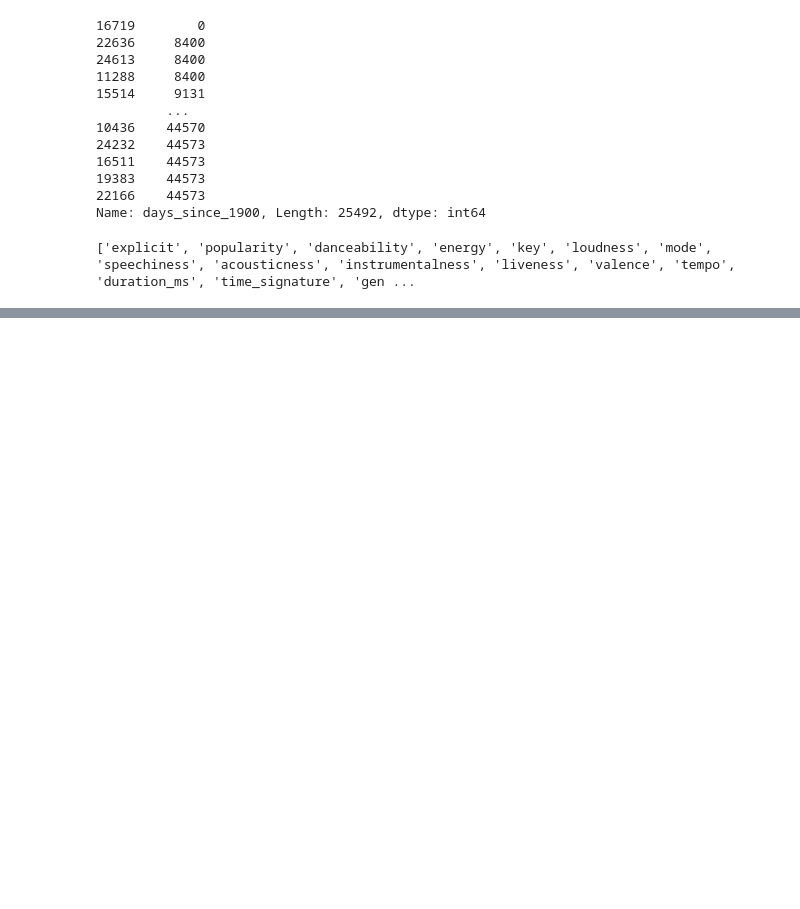
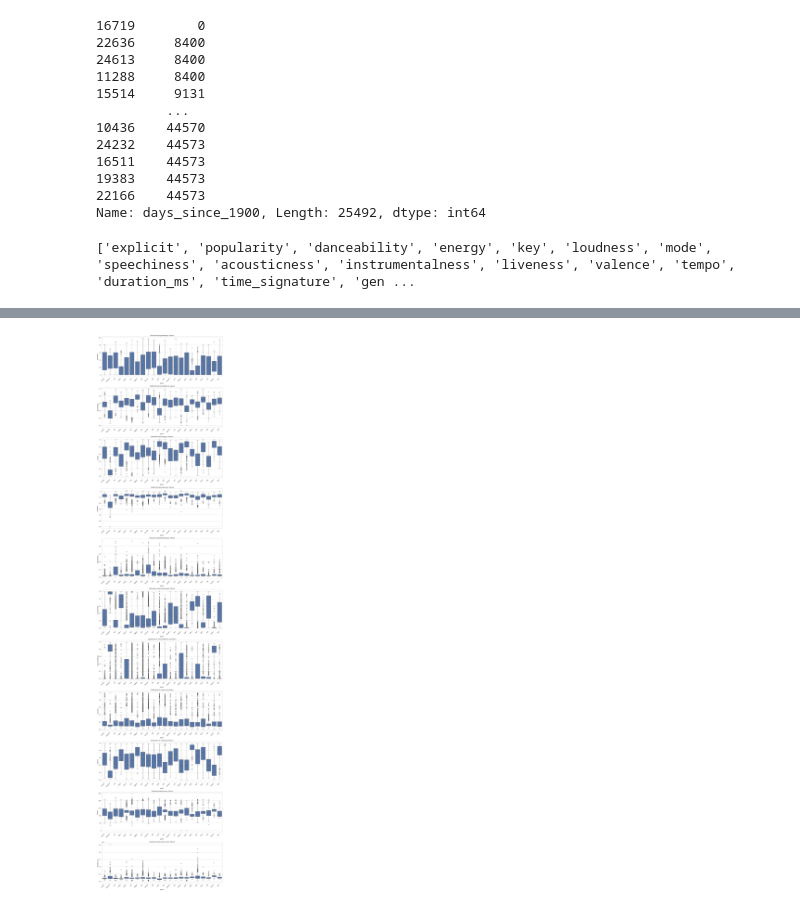
Before and after one commit to jmalfaro2019/Projet-AARES-20260202, a Jupyter notebook: part_1/notebooks/01_analysis.ipynb, the cells around one changed output, grey strips where cells are left out. Drawn from its saved outputs; the diff is of its cells as text; code cells hidden in the pictures; blank space fills up the shorter version.

Commit message:
+boxplot_analysis

```diff
--- a/part_1/notebooks/01_analysis.ipynb
+++ b/part_1/notebooks/01_analysis.ipynb
@@ -203,0 +203,23 @@ plt.show()
+# %%
+import seaborn as sns
+import matplotlib.pyplot as plt
+
+
+# Excluye manualmente las columnas booleanas si las conoces
+discrete_columns = ['explicit', 'mode', 'time_signature','key']  # Reemplaza con tus columnas booleanas
+numeric_columns = df_train.select_dtypes(include=['int64', 'float64']).columns
+numeric_columns = [col for col in numeric_columns if col not in discrete_columns]
+
+
+plt.figure(figsize=(15, 100))
+
+for i, col in enumerate(numeric_columns):
+    plt.subplot(17, 1, i + 1) # Ajusta la grilla según la cantidad de features
+    sns.boxplot(x='genre', y=col, data=df_train) # 'df' es tu dataframe
+    plt.xticks(rotation=45, ha='right')  # Rota las etiquetas y alinea a la derecha
+    plt.title(f'Distribución de {col} por Género')
+
+plt.tight_layout()
+plt.show()
+# %% [output]
+[figure, added]
```
Also changed, not shown: parts of 9 cells of this notebook, 1 other file.
